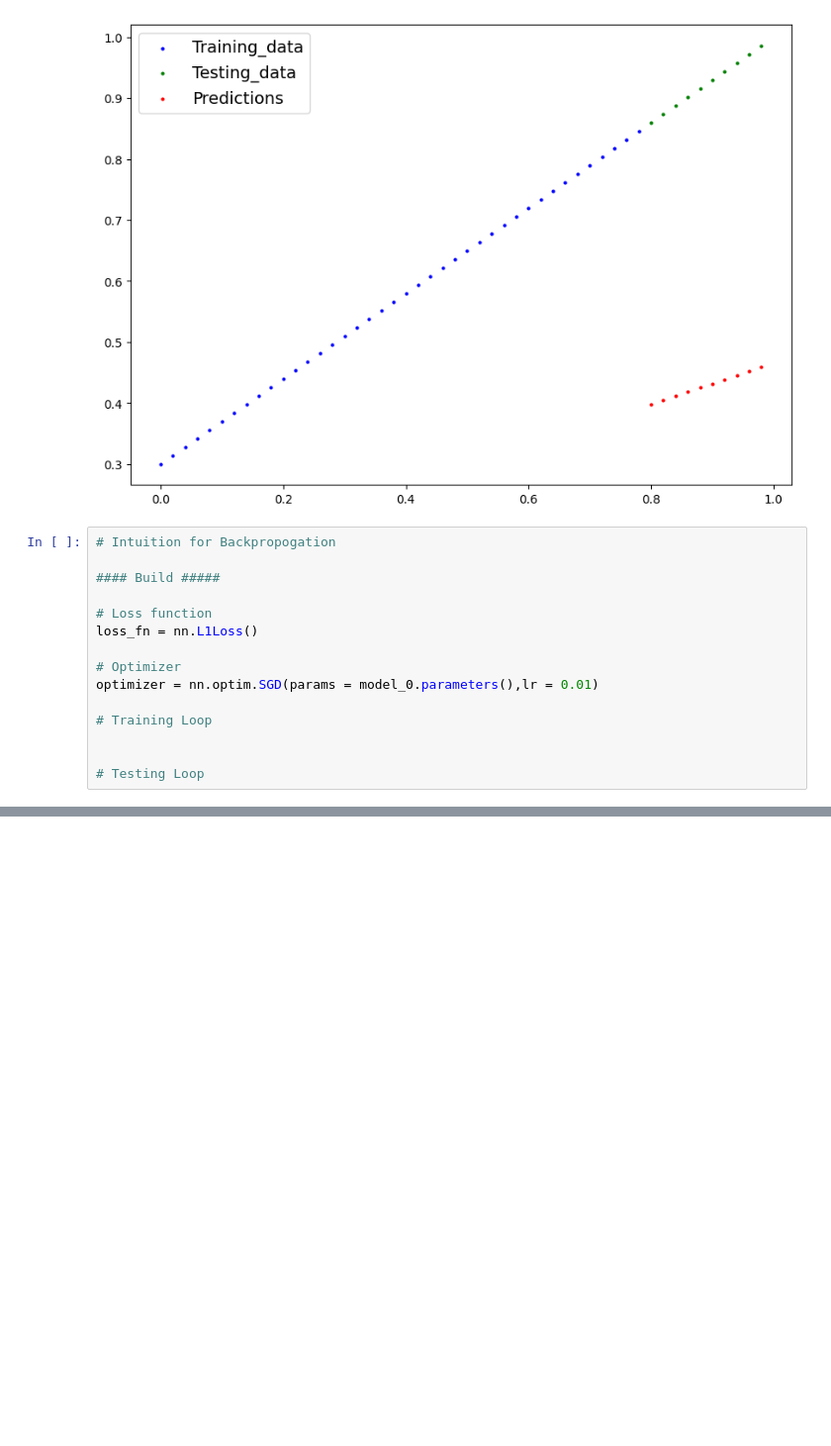
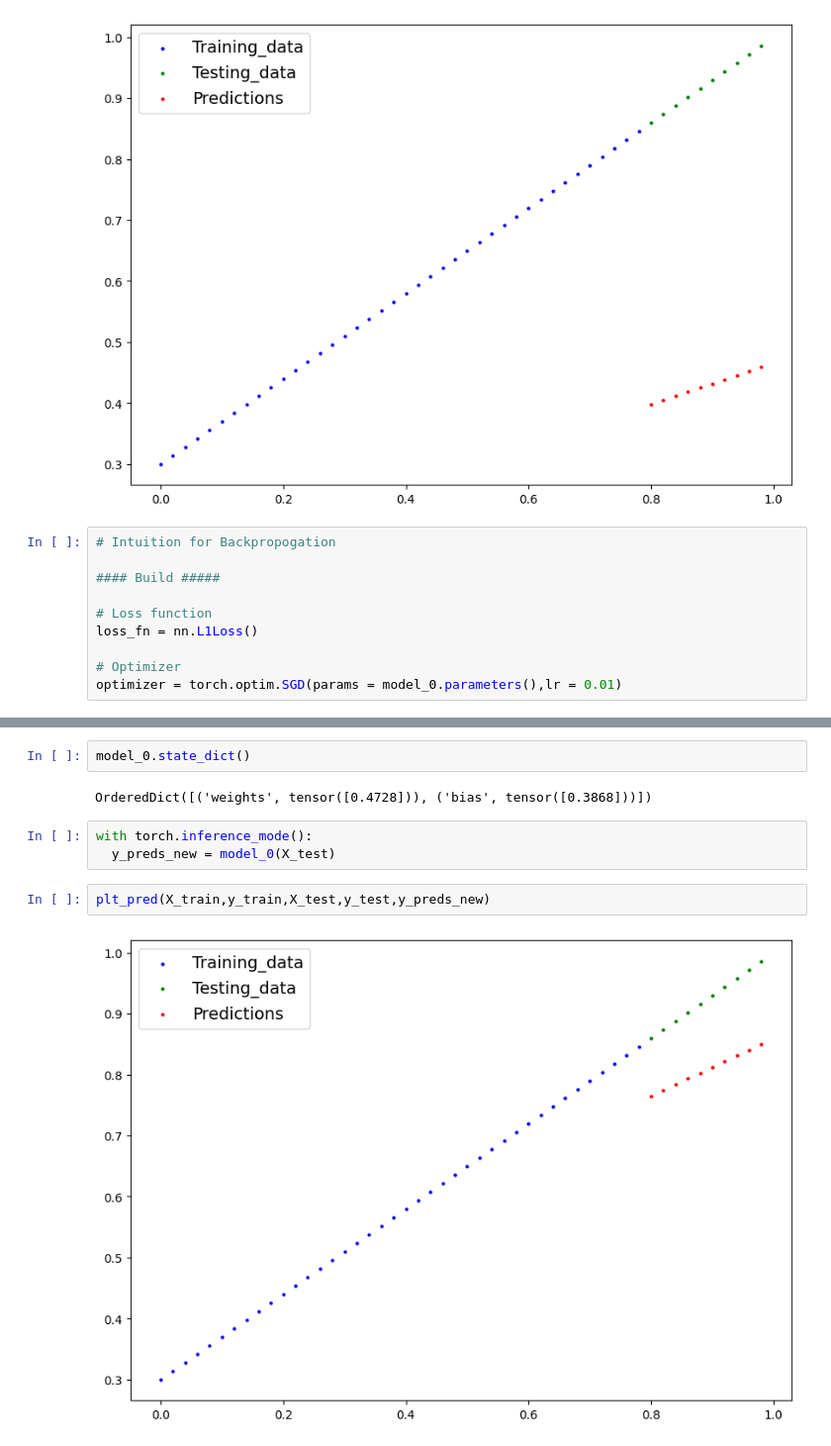
Before and after one commit to shekkari1999/PyTorch_learning, a Jupyter notebook: pytorch1.ipynb, the cells around one changed output, grey strips where cells are left out. Shown: that part at 99% size. Cells and saved outputs as stored; diff of their text form; blank space fills up the shorter version.

```diff
--- a/pytorch1.ipynb
+++ b/pytorch1.ipynb
@@ -174,9 +174,4 @@ plt_pred(X_train,y_train,X_test,y_test,y_preds)
 loss_fn = nn.L1Loss()
 
 # Optimizer
-optimizer = nn.optim.SGD(params = model_0.parameters(),lr = 0.01)
-
-# Training Loop
-
-
-# Testing Loop
+optimizer = torch.optim.SGD(params = model_0.parameters(),lr = 0.01)
@@ -182,0 +222,11 @@ optimizer = nn.optim.SGD(params = model_0.parameters(),lr = 0.01)
+# %%
+model_0.state_dict()
+# %% [output]
+OrderedDict([('weights', tensor([0.4728])), ('bias', tensor([0.3868]))])
+# %%
+with torch.inference_mode():
+  y_preds_new = model_0(X_test)
+# %%
+plt_pred(X_train,y_train,X_test,y_test,y_preds_new)
+# %% [output]
+[figure, added]
```
Also changed, not shown: parts of 1 cell of this notebook.
